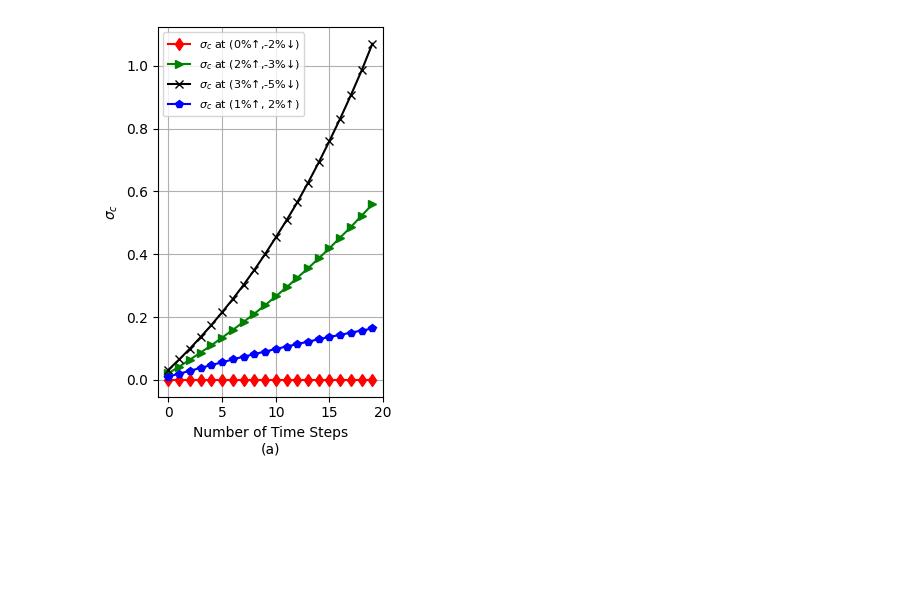
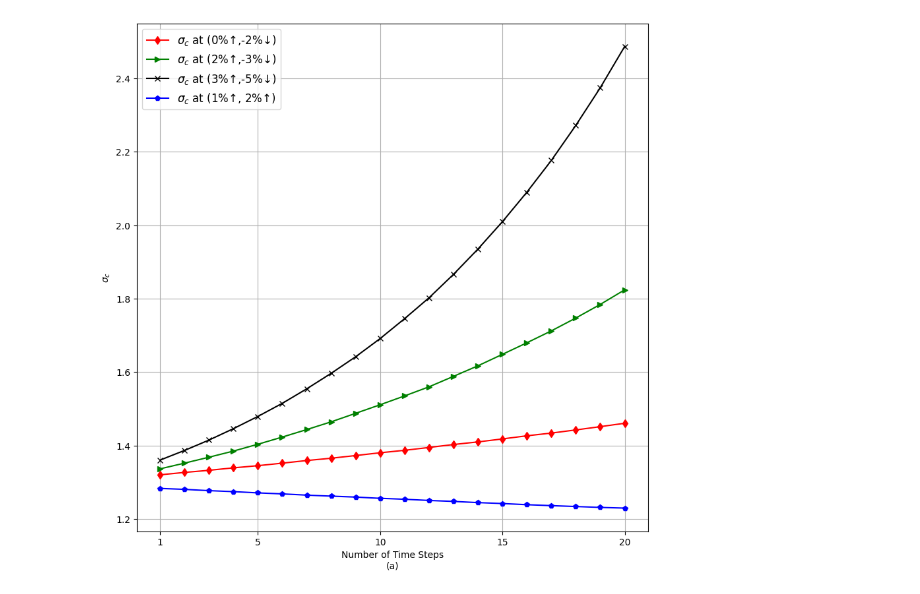
Before and after one commit to ARK159/Evolutionary-Theory, a Jupyter notebook: graph_evo.ipynb, the cells around one changed output. Saved outputs shown, nothing was run; the diff lists cells and outputs as text; code cells hidden in the pictures; blank space fills up the shorter version.

```diff
--- a/graph_evo.ipynb
+++ b/graph_evo.ipynb
@@ -5,10 +5,10 @@ import numpy as np
 
 
 #for sigma_customer=(n_kt/n_t)*(math.exp((n_t_1-n_t)/(n_t)))
-timestep=np.arange(20) #number of time steps(rounds)=(year*month)/(period_in_months)
+timestep=np.arange(0,20) #number of time steps(rounds)=(year*month)/(period_in_months)
 
-N=1200
-
+N=1000
+N1=300
 custlist33 =[]  #n_t
 custlist53 =[]
 custlist55 =[]
@@ -24,54 +24,57 @@ valList53 =[]
 valList55 =[]
 valList22 =[]
 
-demand_33=0  #n_kt
-demand_53=0
-demand_55=0
-demand_22=0
+demand_33=N1  #n_kt
+demand_53=N1
+demand_55=N1
+demand_22=N1
 
 
 for i in timestep:
-    demand_33 +=round(int(custlist33[i])*0) #customer demand for 5G increased by 0%
-    demand_53 +=round(int(custlist53[i])*0.02) #customer demand for 5G increased by 2%
-    demand_55 += round(int(custlist55[i]) * 0.03) #customer demand for 5G increased by 3%
-    demand_22 += round(int(custlist22[i]) * 0.01) #customer demand for 5G increased by 1%
+    demand_33 +=round(int(demand_33)*0) #customer demand for 5G increased by 0%
+    demand_53 +=round(int(demand_53)*0.02) #customer demand for 5G increased by 2%
+    demand_55 += round(int(demand_55) * 0.03) #customer demand for 5G increased by 3%
+    demand_22 += round(int(demand_22) * 0.01) #customer demand for 5G increased by 1%
 
     next_cust33=round(int(custlist33[i])*0.98)  #next_cust=n_t_plus_1, total customer decreases by 2%
     next_cust53=round(int(custlist53[i])*0.97) #total customer decreases by 3%
     next_cust55=round(int(custlist55[i])*0.95) #total customer decreases by 5%
     next_cust22=round(int(custlist22[i])*1.02) #total customer increases by 2%
 
-    sigma_c33 = demand_33/custlist33[i]*np.exp((custlist33[i]-next_cust33)/custlist33[i])
-    sigma_c53 = demand_53 / custlist53[i] * np.exp((custlist53[i] - next_cust53) / custlist53[i])
-    sigma_c55 = demand_55 / custlist55[i] * np.exp((custlist55[i] - next_cust55) / custlist55[i])
-    sigma_c22 = demand_22 / custlist22[i] * np.exp((custlist22[i] - next_cust22) / custlist22[i])
+    sigma_c33 = (demand_33/custlist33[i]) + np.exp((custlist33[i]-next_cust33)/custlist33[i])
+    sigma_c53 = (demand_53 / custlist53[i]) + np.exp((custlist53[i] - next_cust53) / custlist53[i])
+    sigma_c55 = (demand_55 / custlist55[i]) + np.exp((custlist55[i] - next_cust55) / custlist55[i])
+    sigma_c22 = (demand_22 / custlist22[i] ) + np.exp((custlist22[i] - next_cust22) / custlist22[i])
 
     valList33.append(sigma_c33)
     valList53.append(sigma_c53)
     valList55.append(sigma_c55)
     valList22.append(sigma_c22)
 
     custlist33.append(next_cust33)
     custlist53.append(next_cust53)
     custlist55.append(next_cust55)
     custlist22.append(next_cust22)
 
 custlist33.pop()
 custlist53.pop()
 custlist55.pop()
 custlist22.pop()
 
-plt.subplot(1, 2, 1)
-plt.plot(timestep, valList33, '-dr', label='$\sigma_c$ at (0%$\u2191$,-2%$\u2193$)')
-plt.plot(timestep, valList53, '->g', label='$\sigma_c$ at (2%$\u2191$,-3%$\u2193$)')
-plt.plot(timestep, valList55, '-xk', label='$\sigma_c$ at (3%$\u2191$,-5%$\u2193$)')
-plt.plot(timestep, valList22, '-pb', label='$\sigma_c$ at (1%$\u2191$, 2%$\u2191$)')
+plt.figure(figsize=(10, 10))
+# plt.subplot(1, 2, 1)
+plt.plot(timestep+1, valList33, '-dr', label='$\sigma_c$ at (0%$\u2191$,-2%$\u2193$)')
+plt.plot(timestep+1, valList53, '->g', label='$\sigma_c$ at (2%$\u2191$,-3%$\u2193$)')
+plt.plot(timestep+1, valList55, '-xk', label='$\sigma_c$ at (3%$\u2191$,-5%$\u2193$)')
+plt.plot(timestep+1, valList22, '-pb', label='$\sigma_c$ at (1%$\u2191$, 2%$\u2191$)')
 plt.xlabel('Number of Time Steps\n(a)')
 plt.ylabel(ylabel='$\sigma_c$')
-plt.xlim(-1,20)
-font_props = fm.FontProperties(size=8)  # Adjust the size value as desired
+plt.xticks([1, 5, 10, 15, 20])
+
+# plt.xlim(-1,20)
+font_props = fm.FontProperties(size=12)  # Adjust the size value as desired
 plt.legend(prop=font_props)
 plt.grid(True)
 # %% [output]
-[figure, old version]
+[figure, new version]
 # %%
```
Also changed, not shown: parts of 4 cells of this notebook.
